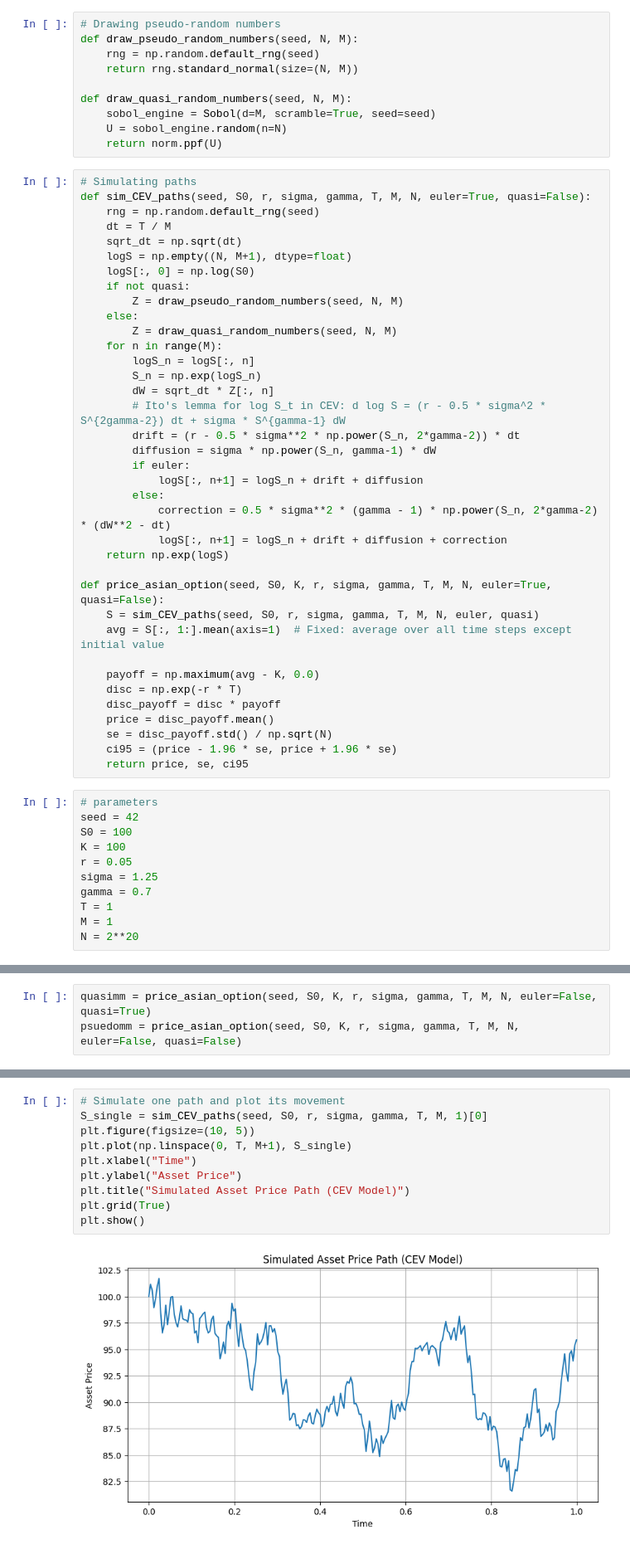
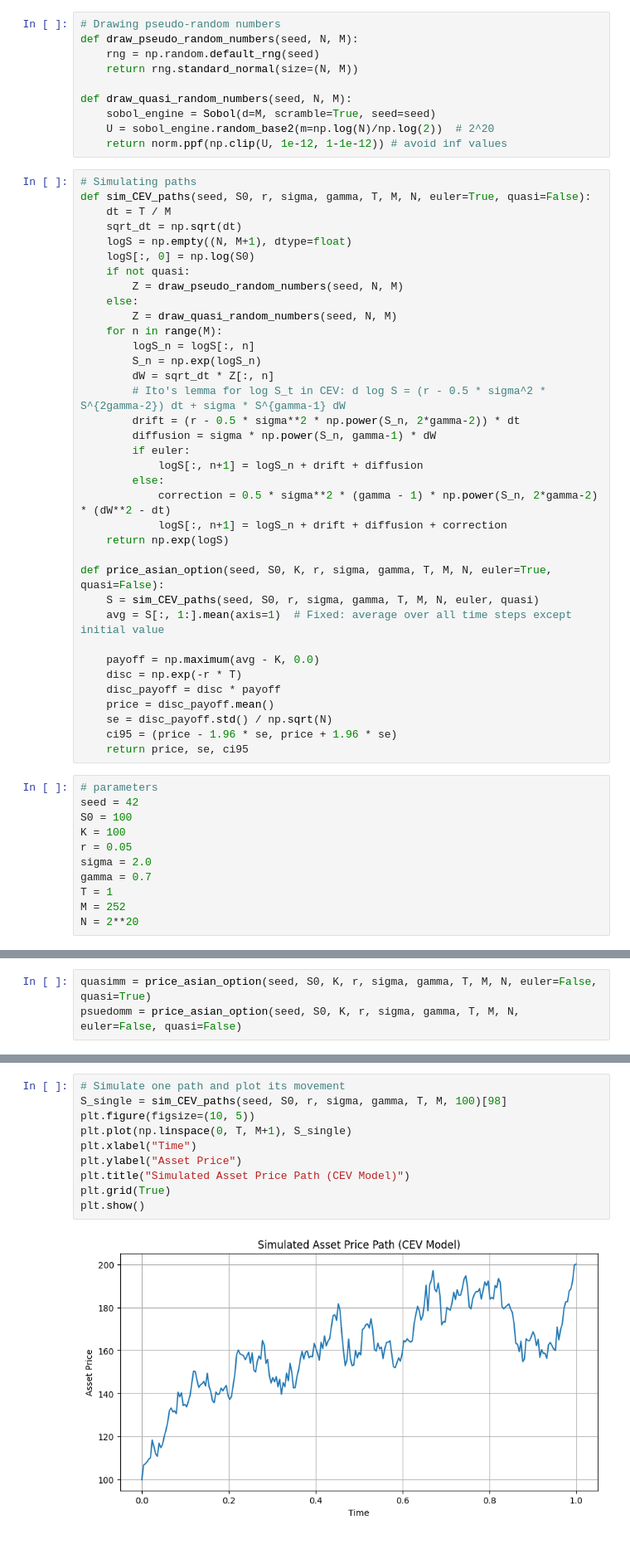
Before and after one commit to nicklasbusk/MonteCarlo-in-finance, a Jupyter notebook: Base.ipynb, the cells around one changed output, grey strips where cells are left out. Shown at 83% size. Drawn from its saved outputs; the diff is of its cells as text.

```diff
--- a/Base.ipynb
+++ b/Base.ipynb
@@ -30,12 +33,11 @@ def draw_pseudo_random_numbers(seed, N, M):
 
 def draw_quasi_random_numbers(seed, N, M):
     sobol_engine = Sobol(d=M, scramble=True, seed=seed)
-    U = sobol_engine.random(n=N)
-    return norm.ppf(U)
+    U = sobol_engine.random_base2(m=np.log(N)/np.log(2))  # 2^20
+    return norm.ppf(np.clip(U, 1e-12, 1-1e-12)) # avoid inf values
 # %%
 # Simulating paths
 def sim_CEV_paths(seed, S0, r, sigma, gamma, T, M, N, euler=True, quasi=False):
-    rng = np.random.default_rng(seed)
     dt = T / M
     sqrt_dt = np.sqrt(dt)
     logS = np.empty((N, M+1), dtype=float)
@@ -75,10 +77,10 @@ seed = 42
 S0 = 100
 K = 100
 r = 0.05
-sigma = 1.25
+sigma = 2.0
 gamma = 0.7
 T = 1
-M = 1
+M = 252
 N = 2**20
 # %%
 milstein = price_asian_option(seed, S0, K, r, sigma, gamma, T, M, N, euler=False)
@@ -129,15 +131,15 @@ Standard Error: 0.02115762
 # %%
 # Simulate one path and plot its movement
-S_single = sim_CEV_paths(seed, S0, r, sigma, gamma, T, M, 1)[0]
+S_single = sim_CEV_paths(seed, S0, r, sigma, gamma, T, M, 100)[98]
 plt.figure(figsize=(10, 5))
 plt.plot(np.linspace(0, T, M+1), S_single)
 plt.xlabel("Time")
 plt.ylabel("Asset Price")
 plt.title("Simulated Asset Price Path (CEV Model)")
 plt.grid(True)
 plt.show()
 # %% [output]
-[figure, old version]
+[figure, new version]
 # %%
 # plotting convergence
 N_values = [1, 10, 100, 1000, 5000, 10000, 50000, 100000, 250000, 500000, 750000, 1000000]
```
Also changed, not shown: parts of 3 cells of this notebook.
